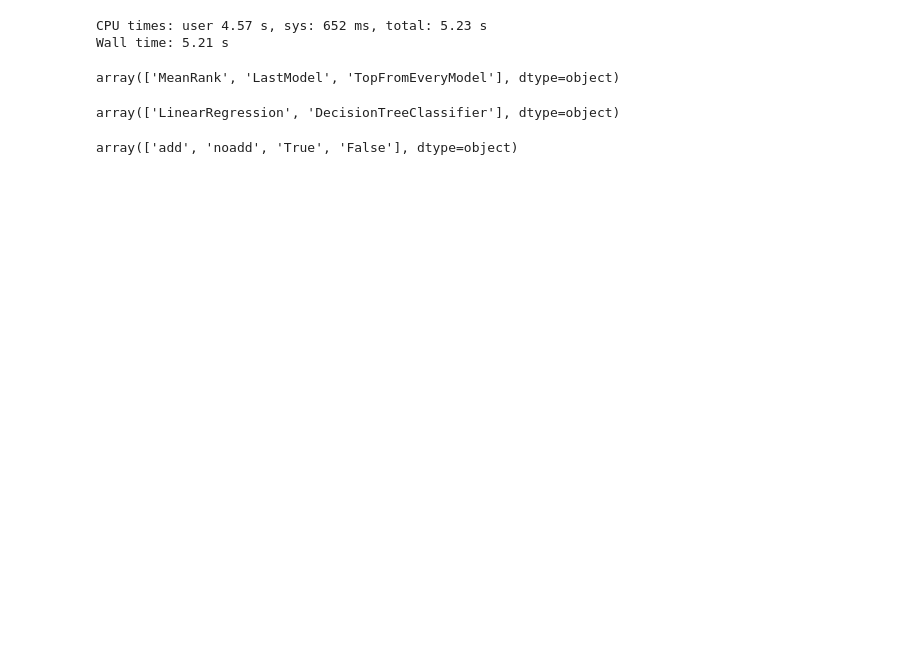
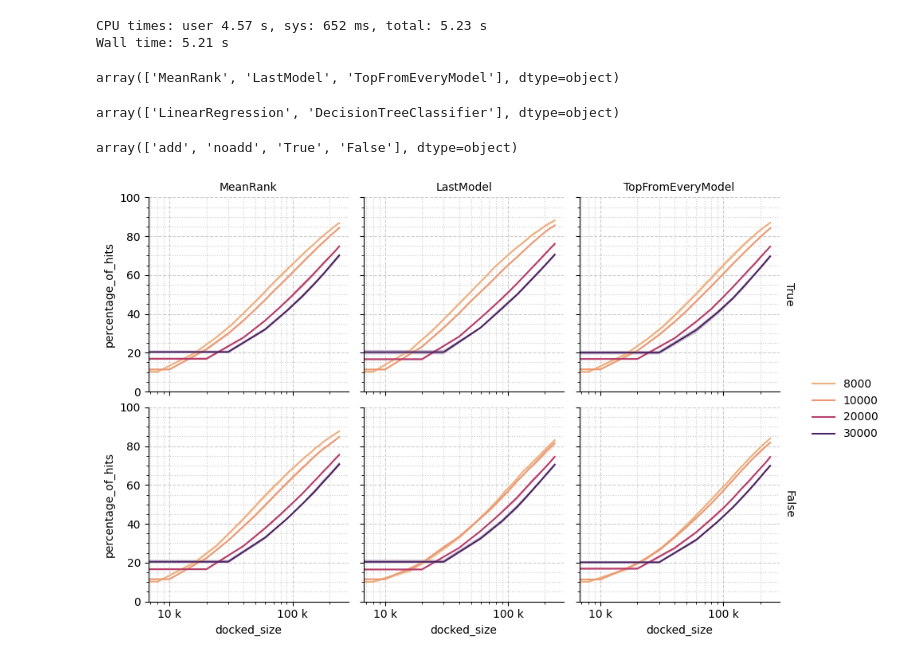
Before and after one commit to marinegor/Linear-accelerated-docking, a Jupyter notebook: notebooks/Figure_3_iterations.ipynb, the cells around one changed output. Drawn from its saved outputs; the diff is of its cells as text; code cells hidden in the pictures; blank space fills up the shorter version.

```diff
--- a/notebooks/Figure_3_iterations.ipynb
+++ b/notebooks/Figure_3_iterations.ipynb
@@ -14,12 +14,30 @@
 import numpy as np
 import pandas as pd
 import dask.dataframe as dd
+
+from matplotlib.ticker import (AutoMinorLocator, MultipleLocator)
 
 import matplotlib.pyplot as plt
 import matplotlib.ticker as ticker
 import seaborn as sns
 
 from tqdm.notebook import tqdm
+
+def retrieve_iteration_size(df: pd.DataFrame) -> dict:
+    possible_num_iterations = df.tot_num_of_iterations.unique()
+
+    rv = {}
+    for n_it in possible_num_iterations:
+        subdf = df[df.tot_num_of_iterations == n_it]
+        docked_sizes = subdf.docked_size.unique()
+        differences = [abs(i-j) for i in docked_sizes for j in docked_sizes if i!=j]
+        rv[n_it] = min(differences)
+    return rv
+
+def add_iteration_size(df: pd.DataFrame):
+    d = retrieve_iteration_size(df)
+    df['iteration_size'] = df.apply({'tot_num_of_iterations': lambda x: d.get(x, None)})
+    return df
 # %%
 %%time
 
@@ -52,3 +70,54 @@ array(['LinearRegression', 'DecisionTreeClassifier'], dtype=object)
 raw_data.add_to_train.unique()
 # %% [output]
 array(['add', 'noadd', 'True', 'False'], dtype=object)
+# %%
+df = (raw_data
+      .reset_index()
+      .replace({
+        'add':'True',
+        'noadd':'False'
+      })
+      .query("type == 'regressor'")
+#       .query("add_to_train == 'False'")
+#       .query("prediction_method == 'MeanRank'")
+        .pipe(add_iteration_size)
+      .assign(model_and_proj = lambda df: df.proj + '_' + df.model)
+#       .assign(tot_num_of_iterations = lambda df: df.tot_num_of_iterations + 1)
+      .query("proj == 'D4'")
+)
+
+kwa = {
+    'x': 'docked_size',
+    'y': "percentage_of_hits",
+    'hue': "iteration_size",
+#     'style':'add_to_train'
+}
+
+grid = sns.FacetGrid(df,
+                     row = "add_to_train",
+                     col = "prediction_method",
+                     margin_titles=True
+                    )
+(grid
+ .map_dataframe(sns.lineplot, **kwa, palette='flare')
+ .set(xscale = 'log')
+)
+
+for ax in grid.axes.flat:
+    ax.xaxis.set_major_formatter(ticker.EngFormatter())
+    ax.yaxis.set_minor_locator(AutoMinorLocator(4))
+
+    ax.set_ylim(0, 100)
+    ax.grid(which='major', color='#CCCCCC', linestyle='--')
+    ax.grid(which='minor', color='#CCCCCC', linestyle=':')
+#     ax.set_xlim(1,None)
+#     plt.setp(ax.get_yticklabels(), rotation=90)
+
+
+grid.set_titles(row_template = '{row_name}', col_template = '{col_name}')
+grid.add_legend()
+
+plt.savefig('../figures/Figure_3_D4.png')
+plt.show()
+# %% [output]
+[figure, added]
```
Also changed, not shown: parts of 8 cells of this notebook, 2 other files.
